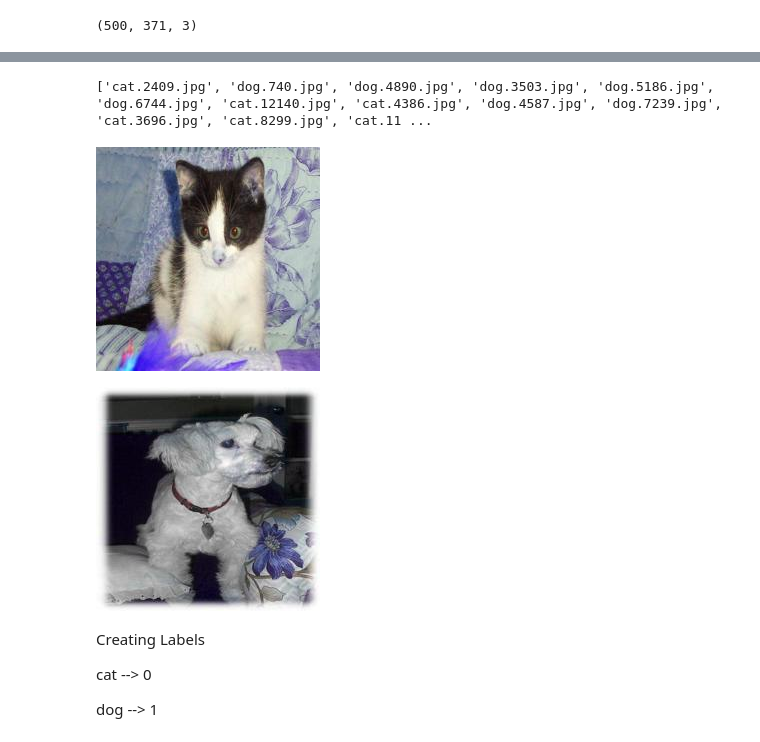
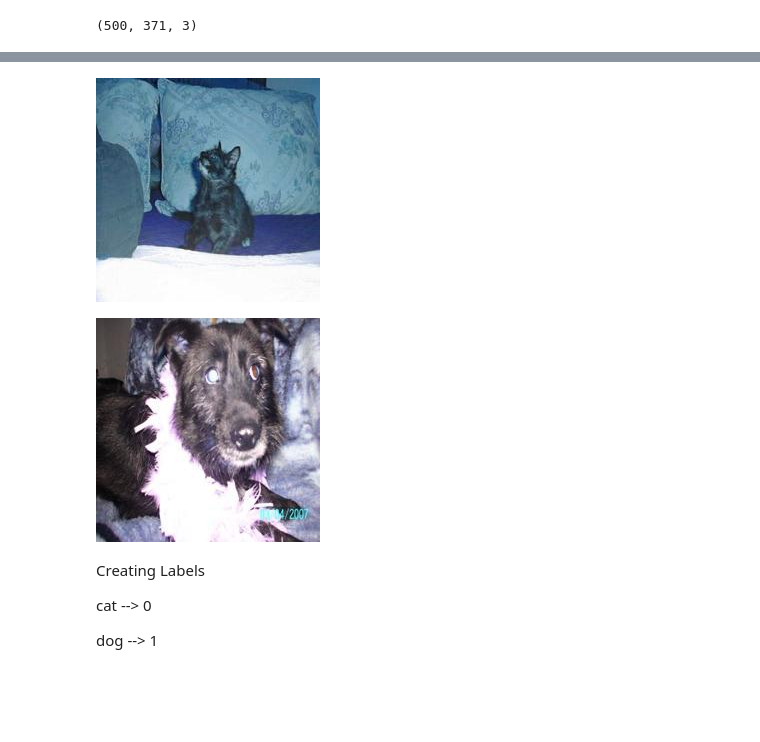
Before and after one commit to mnm-21/My_Projects, a Jupyter notebook: DL_Dog_vs_Cat_Transfer_Learning.ipynb, the cells around one changed output, grey strips where cells are left out. Cells and saved outputs as stored; diff of their text form; code cells hidden in the pictures; blank space fills up the shorter version.

```diff
--- a/DL_Dog_vs_Cat_Transfer_Learning.ipynb
+++ b/DL_Dog_vs_Cat_Transfer_Learning.ipynb
@@ -104,20 +104,16 @@ for img_path in orig_size:
   img = img.convert('RGB') # precaution incase an image is not RGB
   new_path = img_path.replace('/content/train/',resized_path)
   img.save(new_path)
-
-print(os.listdir('/content/train_image_resized/'))
-# %% [output]
-['cat.2409.jpg', 'dog.740.jpg', 'dog.4890.jpg', 'dog.3503.jpg', 'dog.5186.jpg', 'dog.6744.jpg', 'cat.12140.jpg', 'cat.4386.jpg', 'dog.4587.jpg', 'dog.7239.jpg', 'cat.3696.jpg', 'cat.8299.jpg', 'cat.11 ...
 # %%
-img = mping.imread('/content/train_image_resized/cat.2409.jpg')
+img = mping.imread('/content/train_image_resized/cat.10099.jpg')
 cv2_imshow(img)
 # %% [output]
-[figure, old version]
+[figure, new version]
 # %%
-img = mping.imread('/content/train_image_resized/dog.5186.jpg')
+img = mping.imread('/content/train_image_resized/dog.2785.jpg')
 cv2_imshow(img)
 # %% [output]
-[figure, old version]
+[figure, new version]
 # %% [markdown]
 Creating Labels
 
```
Also changed, not shown: parts of 14 cells of this notebook.
